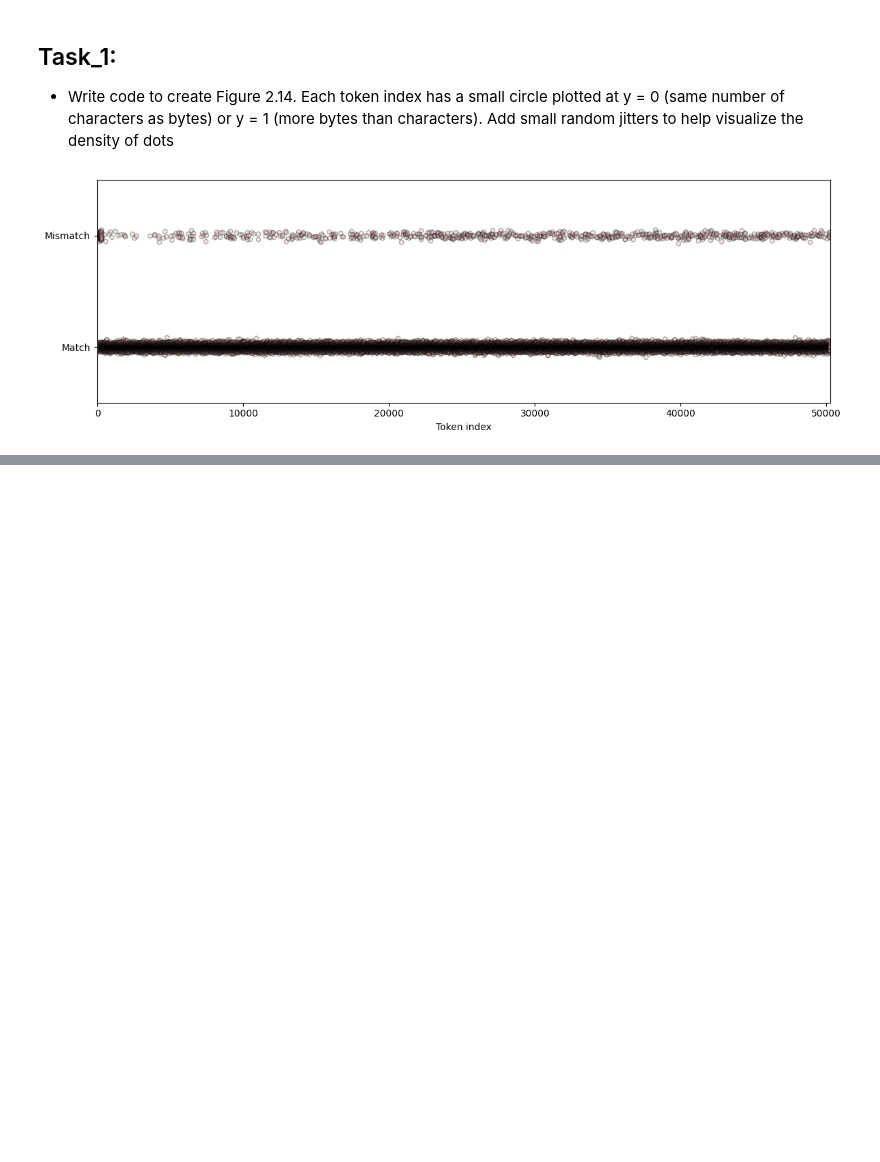
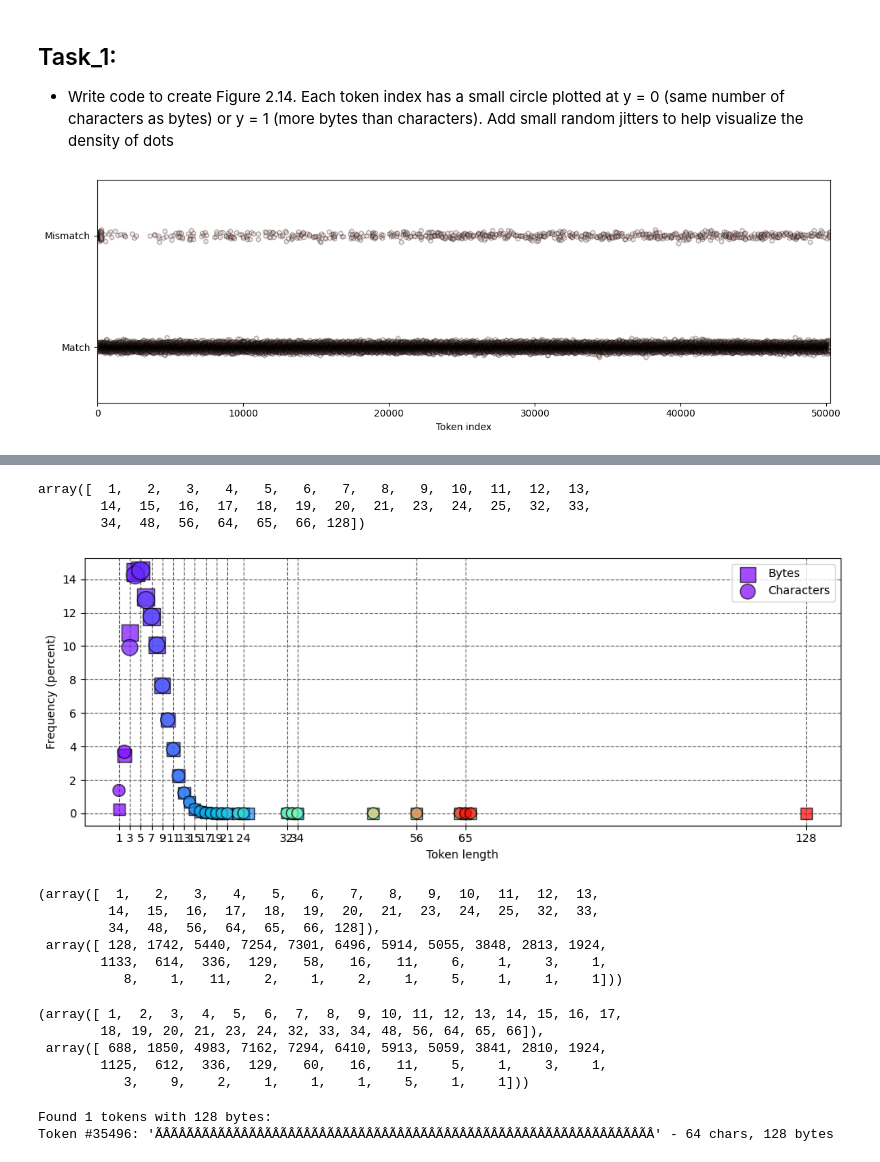
Before and after one commit to Saransh-Basu-01/50-Ml-Projects-to-understand-LLMs, a Jupyter notebook: Project_4_Token_Lengths_in_characters_and_bytes.ipynb, the cells around one changed output, grey strips where cells are left out. Saved outputs shown, nothing was run; the diff lists cells and outputs as text; code cells hidden in the pictures; blank space fills up the shorter version.

```diff
--- a/Project_4_Token_Lengths_in_characters_and_bytes.ipynb
+++ b/Project_4_Token_Lengths_in_characters_and_bytes.ipynb
@@ -206,0 +214,27 @@ plt.show()
+# %%
+np.unique(token_len_byte)
+# %% [output]
+array([  1,   2,   3,   4,   5,   6,   7,   8,   9,  10,  11,  12,  13,
+        14,  15,  16,  17,  18,  19,  20,  21,  23,  24,  25,  32,  33,
+        34,  48,  56,  64,  65,  66, 128])
+# %%
+xB,yB = np.unique(token_len_byte,return_counts=True)
+yB = 100*yB / yB.sum()
+
+xC,yC = np.unique(token_len_char,return_counts=True)
+yC = 100*yC / yC.sum()
+
+# draw
+plt.figure(figsize=(10,4))
+plt.scatter(xB,yB,100+yB*10,c=xB,alpha=.7,cmap='rainbow',edgecolor='k',marker='s',label='Bytes')
+plt.scatter(xC,yC,100+yC*10,c=xC,alpha=.7,cmap='rainbow',edgecolor='k',marker='o',label='Characters')
+
+plt.gca().set(xlabel='Token length',xticks=xB[::2],ylabel='Frequency (percent)')
+plt.grid(color=[.4,.4,.4],linestyle='--')
+plt.gca().set_axisbelow(True)
+plt.legend()
+
+plt.tight_layout()
+plt.show()
+# %% [output]
+[figure, added]
@@ -206,0 +243,35 @@ plt.show()
+# %%
+xB,yB
+# %% [output]
+(array([  1,   2,   3,   4,   5,   6,   7,   8,   9,  10,  11,  12,  13,
+         14,  15,  16,  17,  18,  19,  20,  21,  23,  24,  25,  32,  33,
+         34,  48,  56,  64,  65,  66, 128]),
+ array([ 128, 1742, 5440, 7254, 7301, 6496, 5914, 5055, 3848, 2813, 1924,
+        1133,  614,  336,  129,   58,   16,   11,    6,    1,    3,    1,
+           8,    1,   11,    2,    1,    2,    1,    5,    1,    1,    1]))
+# %%
+xC,yC = np.unique(token_len_char,return_counts=True)
+xC,yC
+# %% [output]
+(array([ 1,  2,  3,  4,  5,  6,  7,  8,  9, 10, 11, 12, 13, 14, 15, 16, 17,
+        18, 19, 20, 21, 23, 24, 32, 33, 34, 48, 56, 64, 65, 66]),
+ array([ 688, 1850, 4983, 7162, 7294, 6410, 5913, 5059, 3841, 2810, 1924,
+        1125,  612,  336,  129,   60,   16,   11,    5,    1,    3,    1,
+           3,    9,    2,    1,    1,    1,    5,    1,    1]))
+# %%
+# Find all tokens that have exactly 128 bytes
+tokens_with_128_bytes = []
+for i in range(tokenizer.vocab_size):
+    if token_len_byte[i] == 128:
+        tokens_with_128_bytes.append(i)
+
+# Print results
+print(f"Found {len(tokens_with_128_bytes)} tokens with 128 bytes:")
+for idx in tokens_with_128_bytes[:10]:  # Show first 10
+    token_text = tokenizer.decode([idx])
+    char_len = token_len_char[idx]
+    byte_len = token_len_byte[idx]
+    print(f"Token #{idx}: '{token_text}' - {char_len} chars, {byte_len} bytes")
+# %% [output]
+Found 1 tokens with 128 bytes:
+Token #35496: 'ÃÂÃÂÃÂÃÂÃÂÃÂÃÂÃÂÃÂÃÂÃÂÃÂÃÂÃÂÃÂÃÂÃÂÃÂÃÂÃÂÃÂÃÂÃÂÃÂÃÂÃÂÃÂÃÂÃÂÃÂÃÂÃÂ' - 64 chars, 128 bytes
```
Also changed, not shown: parts of 3 cells of this notebook.
